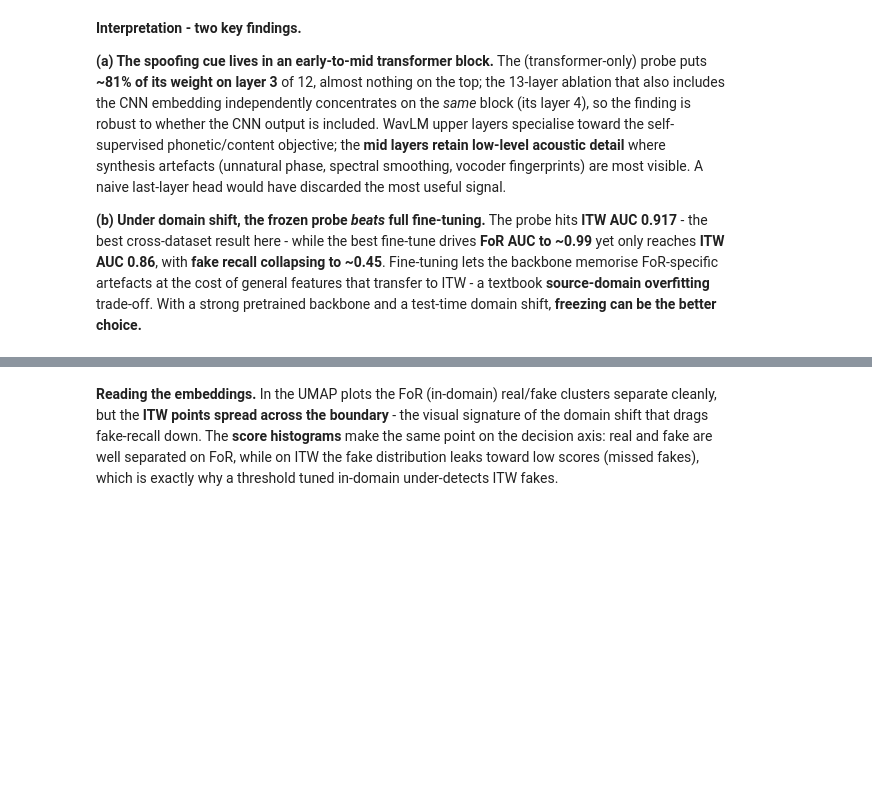
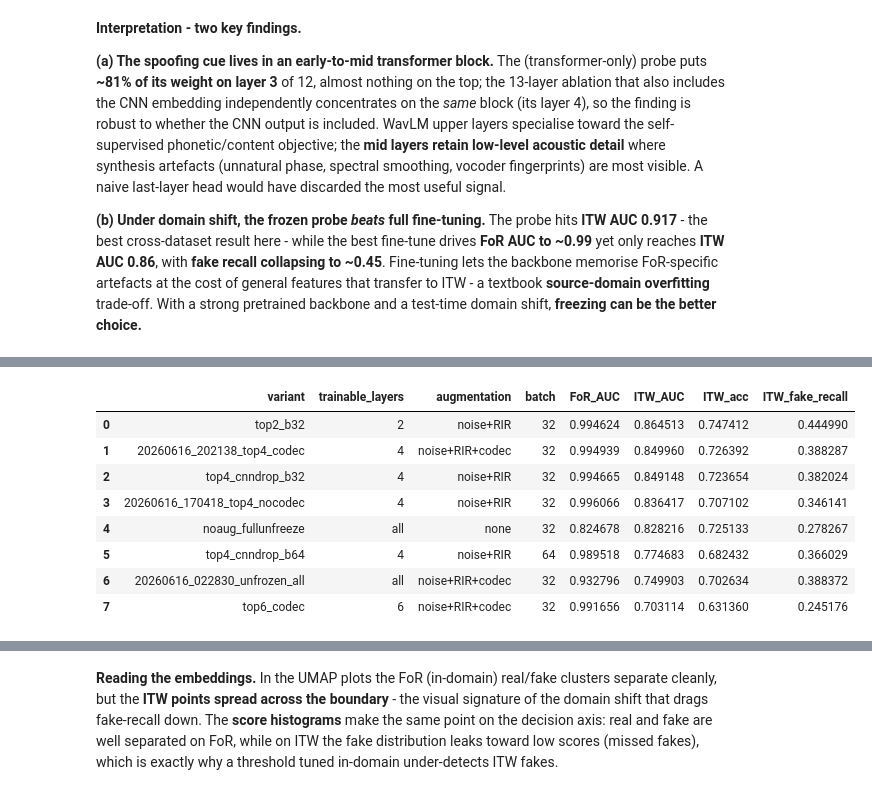
Before and after one commit to KonstaninosKaimakis/audio-deepfake-detection-DL, a Jupyter notebook: report.ipynb, the cells around one changed output, grey strips where cells are left out. Cells and saved outputs as stored; diff of their text form; code cells hidden in the pictures; blank space fills up the shorter version.

```diff
--- a/report.ipynb
+++ b/report.ipynb
@@ -459,0 +472,41 @@ Dominant layer: 3 (weight 0.81)
+# %%
+import glob, re
+
+ft_rows = []
+for f in sorted(glob.glob(str(RESULTS / "wavlm_base_plus_finetune" / "metrics_*.json"))):
+    d = json.load(open(f)); name = f.split("/")[-1]
+    cfg = d.get("config", {}); ft = cfg.get("finetune", {}) if isinstance(cfg, dict) else {}
+    aug = d.get("augmentation")
+    # trainable layers: prefer config, else parse the run name
+    nl = ft.get("n_trainable_layers")
+    if nl is None:
+        mm = re.search(r"top(\d+)", name)
+        nl = int(mm.group(1)) if mm else ("all" if re.search(r"unfro|unfreeze", name) else "all")
+    # augmentation label
+    if not aug or "noaug" in name:
+        al = "none"
+    else:
+        pc = aug.get("aug_p_codec", 0) or 0
+        al = "noise+RIR+codec" if (("codec" in name and "nocodec" not in name) or pc > 0) else "noise+RIR"
+    bs = ft.get("batch_size")
+    if bs is None:
+        mb = re.search(r"b(\d+)", name); bs = int(mb.group(1)) if mb else 32
+    lab = re.sub(r"^metrics_(finetune_)?", "", name)
+    lab = re.sub(r"_?\d{8}_\d{6}\.json$", "", lab).replace(".json", "")
+    t, v = d.get("itw_test", {}), d.get("for_val", {})
+    ft_rows.append({"variant": lab, "trainable_layers": nl, "augmentation": al, "batch": bs,
+                    "FoR_AUC": v.get("auc"), "ITW_AUC": t.get("auc"),
+                    "ITW_acc": t.get("acc"), "ITW_fake_recall": t.get("recall_fake")})
+
+ft_df = pd.DataFrame(ft_rows).sort_values("ITW_AUC", ascending=False).reset_index(drop=True)
+style_table(ft_df)
+# %% [output]
+|  | variant | trainable_layers | augmentation | batch | FoR_AUC | ITW_AUC | ITW_acc | ITW_fake_recall |
+| 0 | top2_b32 | 2 | noise+RIR | 32 | 0.994624 | 0.864513 | 0.747412 | 0.444990 |
+| 1 | 20260616_202138_top4_codec | 4 | noise+RIR+codec | 32 | 0.994939 | 0.849960 | 0.726392 | 0.388287 |
+| 2 | top4_cnndrop_b32 | 4 | noise+RIR | 32 | 0.994665 | 0.849148 | 0.723654 | 0.382024 |
+| 3 | 20260616_170418_top4_nocodec | 4 | noise+RIR | 32 | 0.996066 | 0.836417 | 0.707102 | 0.346141 |
+| 4 | noaug_fullunfreeze | all | none | 32 | 0.824678 | 0.828216 | 0.725133 | 0.278267 |
+| 5 | top4_cnndrop_b64 | 4 | noise+RIR | 64 | 0.989518 | 0.774683 | 0.682432 | 0.366029 |
+| 6 | 20260616_022830_unfrozen_all | all | noise+RIR+codec | 32 | 0.932796 | 0.749903 | 0.702634 | 0.388372 |
+| 7 | top6_codec | 6 | noise+RIR+codec | 32 | 0.991656 | 0.703114 | 0.631360 | 0.245176 |
```
Also changed, not shown: parts of 7 cells of this notebook, 1 other file.
